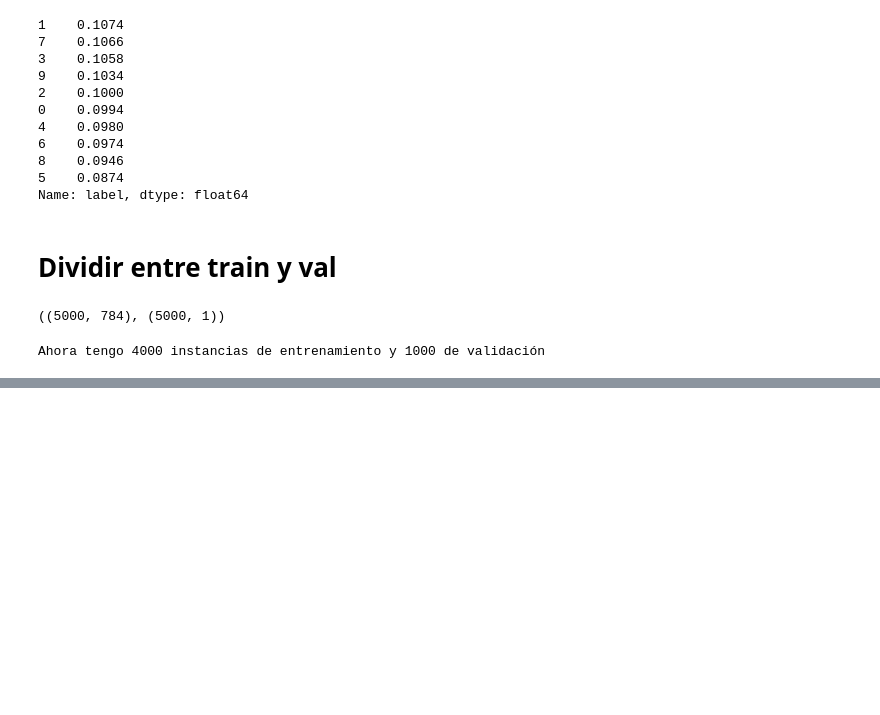
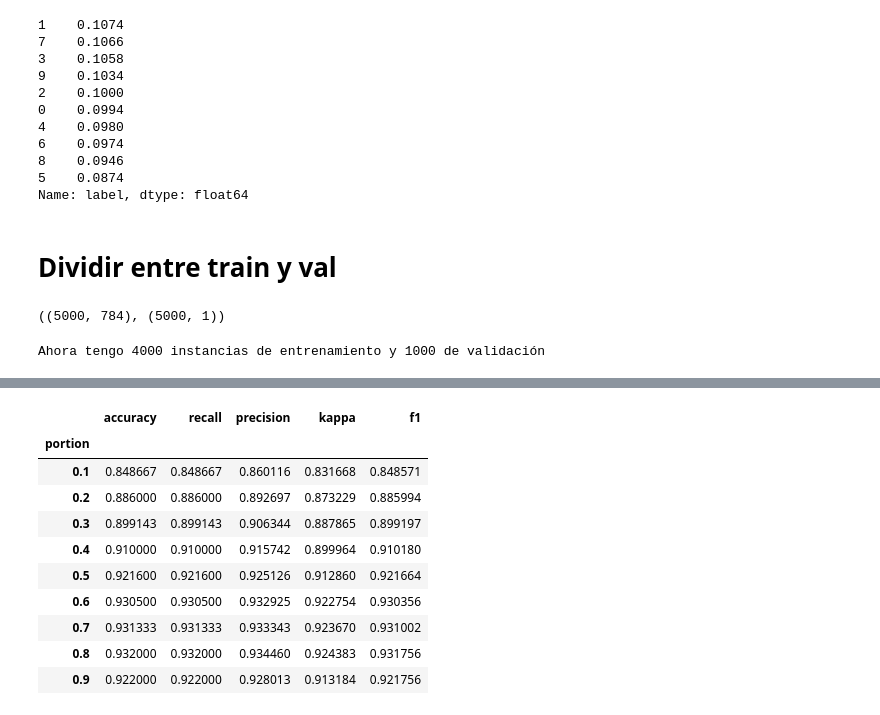
Before and after one commit to fzanollo/metodos-num, a Jupyter notebook: tp2/notebooks/exp_fz.ipynb, the cells around one changed output, grey strips where cells are left out. Saved outputs shown, nothing was run; the diff lists cells and outputs as text; code cells hidden in the pictures; blank space fills up the shorter version.

Commit message:
exp flopy - variaciones en tamaño de entrenamiento

```diff
--- a/tp2/notebooks/exp_fz.ipynb
+++ b/tp2/notebooks/exp_fz.ipynb
@@ -172,0 +184,32 @@ for metric in ['accuracy', 'recall', 'precision', 'kappa', 'f1']:
+# %%
+alpha = 70
+k = 6
+
+pca= metnum.PCA(alpha)
+clf = metnum.KNNClassifier(k)
+
+datos = []
+for portion in np.arange(0.1, 1, 0.1):
+    limit = int(portion * X.shape[0])
+
+    X_train, y_train = X[:limit], y[:limit]
+    X_val, y_val = X[limit:], y[limit:]
+
+    print(f"Ahora tengo {len(X_train)} instancias de entrenamiento y {len(X_val)} de validación")
+
+    pca.fit(train)
+    X_train_pca = pca.transform(X_train)
+    X_val_pca = pca.transform(X_val)
+
+    clf.fit(X_train_pca, y_train)
+    y_pred = clf.predict(X_val_pca)
+
+    acc = accuracy_score(y_val, y_pred)
+    recall = recall_score(y_val, y_pred, average = 'weighted')
+    precision = precision_score(y_val, y_pred, average='weighted')
+    kappa = cohen_kappa_score(y_val, y_pred)
+    f1 = f1_score(y_val, y_pred, average = 'weighted')
+
+    datos.append({'portion': round(portion, 2), 'accuracy':acc, 'recall':recall, 'precision':precision, 'kappa':kappa, 'f1':f1})
+
+datosExp2DF = pd.DataFrame(datos)
@@ -172,0 +226,15 @@ for metric in ['accuracy', 'recall', 'precision', 'kappa', 'f1']:
+# %%
+datosExp2DFIndex = datosExp2DF.set_index('portion')
+datosExp2DFIndex
+# %% [output]
+|  | accuracy | recall | precision | kappa | f1 |
+| portion |  |  |  |  |  |
+| 0.1 | 0.848667 | 0.848667 | 0.860116 | 0.831668 | 0.848571 |
+| 0.2 | 0.886000 | 0.886000 | 0.892697 | 0.873229 | 0.885994 |
+| 0.3 | 0.899143 | 0.899143 | 0.906344 | 0.887865 | 0.899197 |
+| 0.4 | 0.910000 | 0.910000 | 0.915742 | 0.899964 | 0.910180 |
+| 0.5 | 0.921600 | 0.921600 | 0.925126 | 0.912860 | 0.921664 |
+| 0.6 | 0.930500 | 0.930500 | 0.932925 | 0.922754 | 0.930356 |
+| 0.7 | 0.931333 | 0.931333 | 0.933343 | 0.923670 | 0.931002 |
+| 0.8 | 0.932000 | 0.932000 | 0.934460 | 0.924383 | 0.931756 |
+| 0.9 | 0.922000 | 0.922000 | 0.928013 | 0.913184 | 0.921756 |
```
Also changed, not shown: parts of 14 cells of this notebook.
